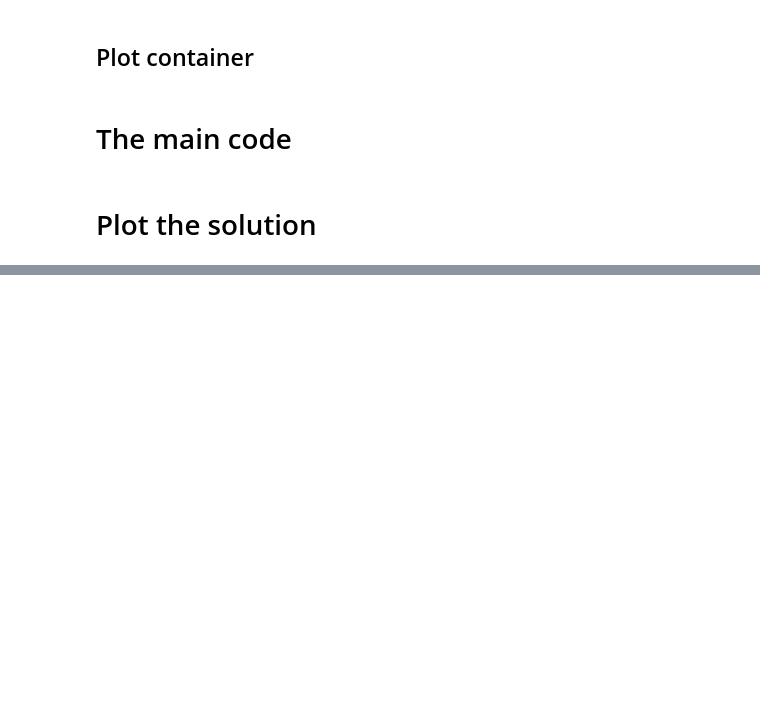
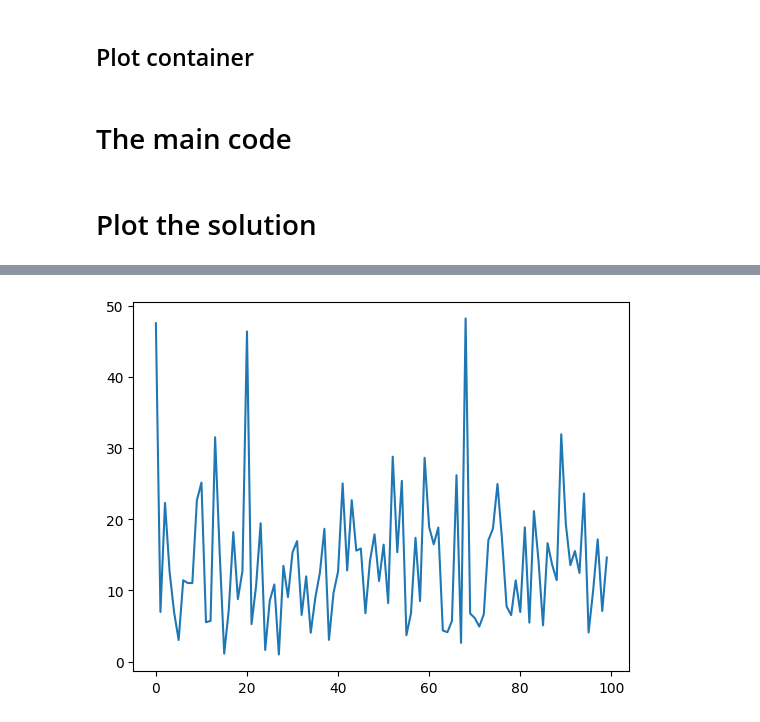
Before and after one commit to Nearlz/MCLPframework, a Jupyter notebook: MCLP_framework.ipynb, the cells around one changed output, grey strips where cells are left out. Cells and saved outputs as stored; diff of their text form; code cells hidden in the pictures; blank space fills up the shorter version.

```diff
--- a/MCLP_framework.ipynb
+++ b/MCLP_framework.ipynb
@@ -228,2 +233,8 @@ df
+# %%
+fig,ax = plt.subplots()
+ax.plot(df['Instancia'],df['Diferencia centro'])
+plt.savefig('InstanciaVSCentro.jpg')
+# %% [output]
+[figure, added]
 # %%
 df.to_csv('resultados_parametros2.csv')
```
Also changed, not shown: parts of 23 cells of this notebook, 6 other files.
